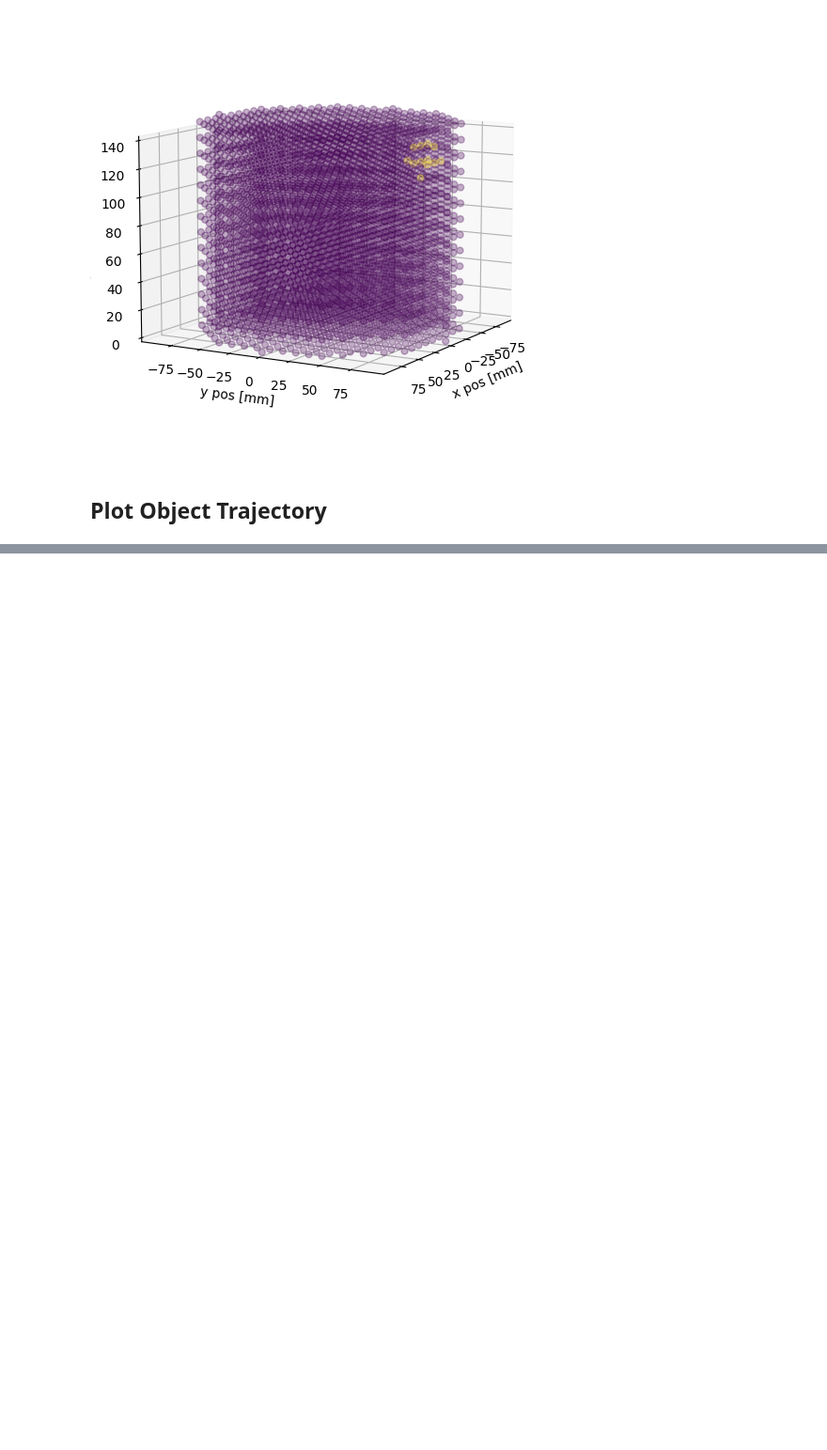
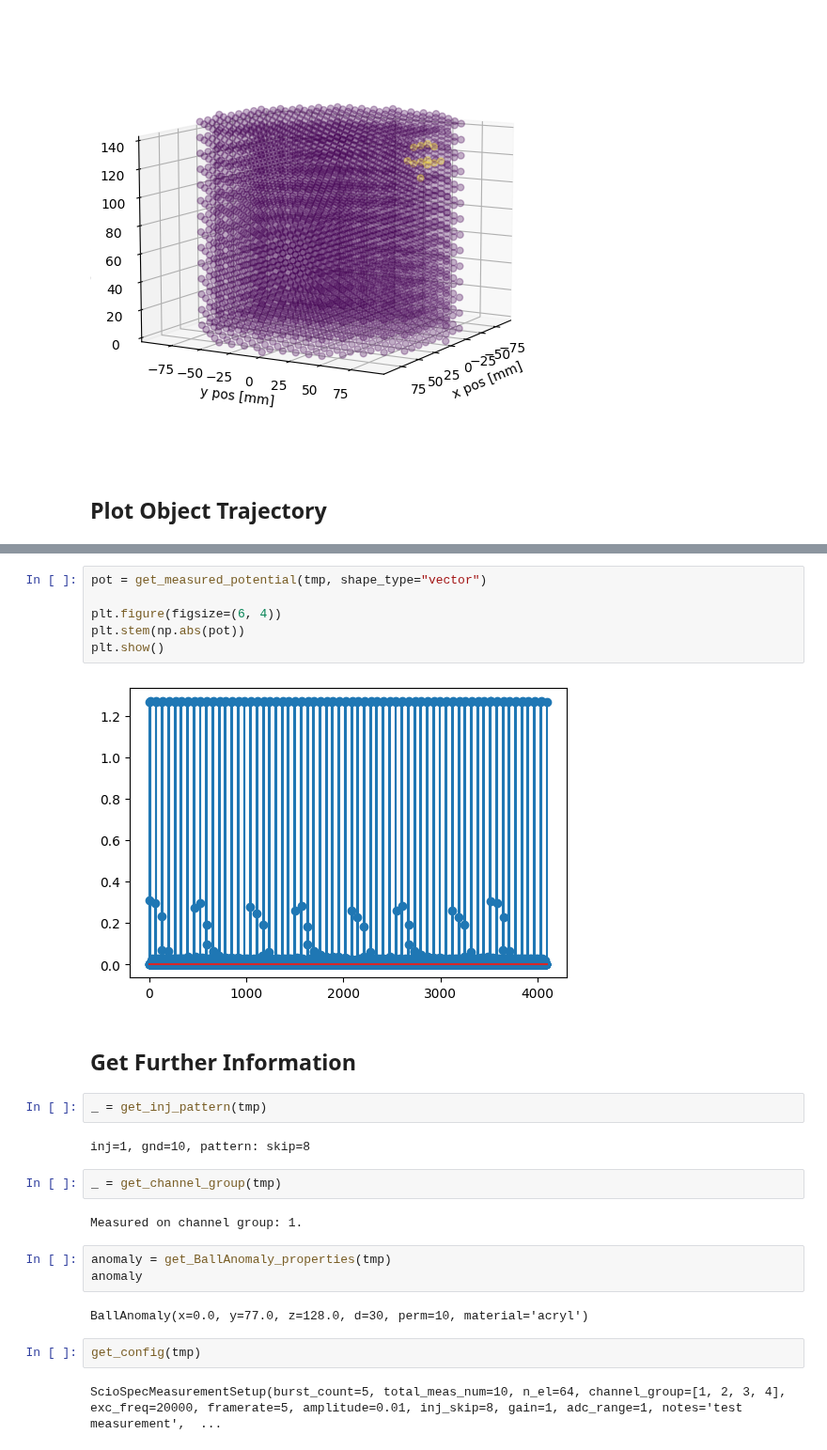
Before and after one commit to JacobTh98/3dIT, a Jupyter notebook: postprocessing.ipynb, the cells around one changed output, grey strips where cells are left out. Shown at 94% size. Saved outputs shown, nothing was run; the diff lists cells and outputs as text; blank space fills up the shorter version.

```diff
--- a/postprocessing.ipynb
+++ b/postprocessing.ipynb
@@ -31,0 +52,27 @@ traj = get_trajectory(l_path)
+# %%
+pot = get_measured_potential(tmp, shape_type="vector")
+
+plt.figure(figsize=(6, 4))
+plt.stem(np.abs(pot))
+plt.show()
+# %% [output]
+[figure, added]
+# %% [markdown]
+## Get Further Information
+# %%
+_ = get_inj_pattern(tmp)
+# %% [output]
+inj=1, gnd=10, pattern: skip=8
+# %%
+_ = get_channel_group(tmp)
+# %% [output]
+Measured on channel group: 1.
+# %%
+anomaly = get_BallAnomaly_properties(tmp)
+anomaly
+# %% [output]
+BallAnomaly(x=0.0, y=77.0, z=128.0, d=30, perm=10, material='acryl')
+# %%
+get_config(tmp)
+# %% [output]
+ScioSpecMeasurementSetup(burst_count=5, total_meas_num=10, n_el=64, channel_group=[1, 2, 3, 4], exc_freq=20000, framerate=5, amplitude=0.01, inj_skip=8, gain=1, adc_range=1, notes='test measurement',  ...
```
Also changed, not shown: parts of 7 cells of this notebook, 1 other file.
